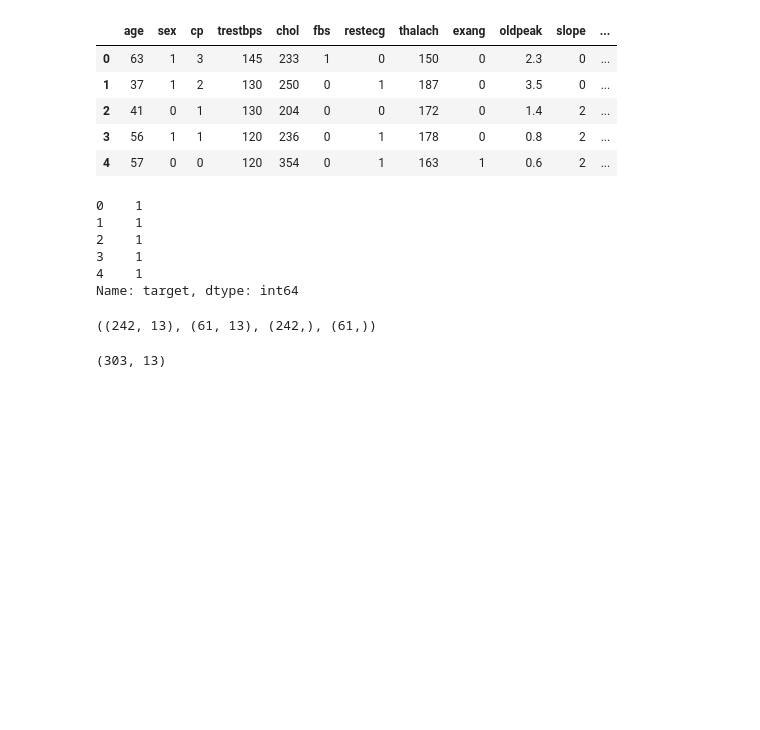
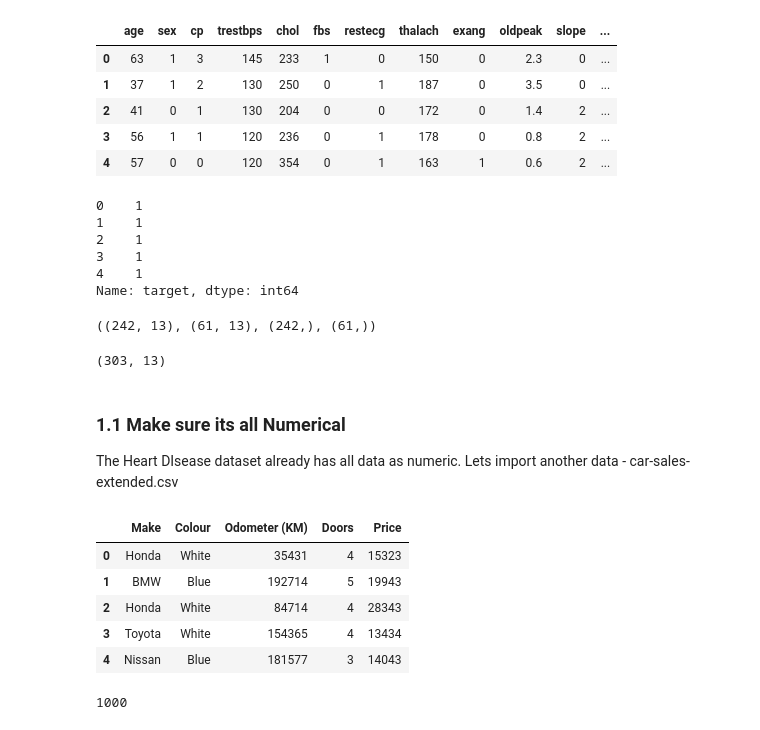
Before and after one commit to pravinknr/Python-Basics, a Jupyter notebook: 05. Libraries/4. Scikit-Learn/02. Getting Data Ready.ipynb, the cells around one changed output. Saved outputs shown, nothing was run; the diff lists cells and outputs as text; code cells hidden in the pictures; blank space fills up the shorter version.

```diff
--- a/05. Libraries/4. Scikit-Learn/02. Getting Data Ready.ipynb
+++ b/05. Libraries/4. Scikit-Learn/02. Getting Data Ready.ipynb
@@ -55,3 +55,7 @@ x_train.shape, x_test.shape, y_train.shape, y_test.shape
 x.shape
 # %% [output]
 (303, 13)
+# %% [markdown]
+### 1.1 Make sure its all Numerical
+
+The Heart DIsease dataset already has all data as numeric. Lets import another data - car-sales-extended.csv
@@ -57,0 +64,13 @@ x.shape
+# %%
+car_sales.head()
+# %% [output]
+|  | Make | Colour | Odometer (KM) | Doors | Price |
+| 0 | Honda | White | 35431 | 4 | 15323 |
+| 1 | BMW | Blue | 192714 | 5 | 19943 |
+| 2 | Honda | White | 84714 | 4 | 28343 |
+| 3 | Toyota | White | 154365 | 4 | 13434 |
+| 4 | Nissan | Blue | 181577 | 3 | 14043 |
+# %%
+len(car_sales)
+# %% [output]
+1000
```
Also changed, not shown: parts of 33 cells of this notebook.
